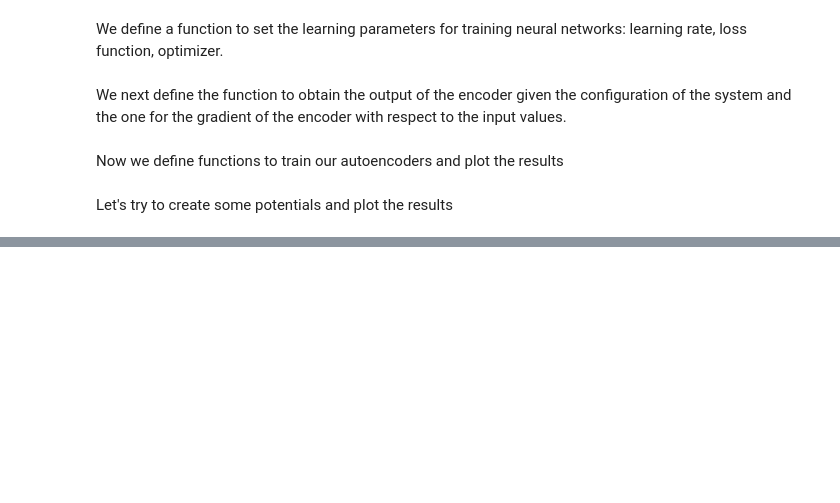
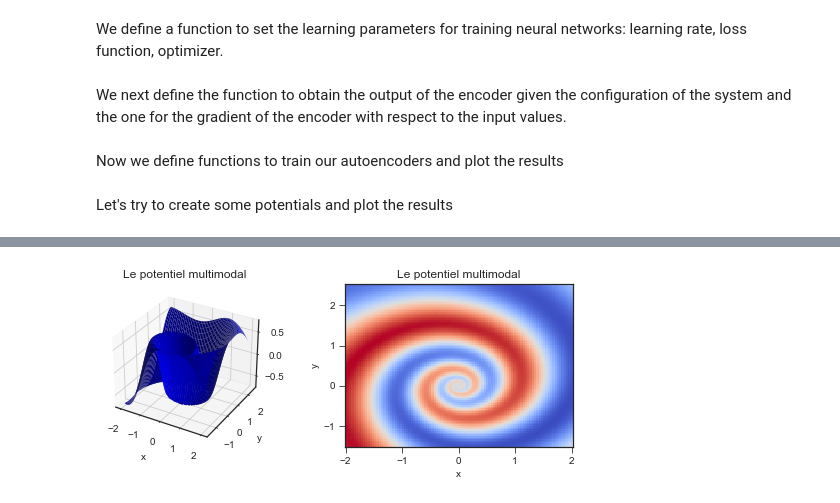
Before and after one commit to InesVATI/Autoencoder-TDLOG, a Jupyter notebook: MOPSI2D.ipynb, the cells around one changed output, grey strips where cells are left out. Saved outputs shown, nothing was run; the diff lists cells and outputs as text; code cells hidden in the pictures; blank space fills up the shorter version.

```diff
--- a/MOPSI2D.ipynb
+++ b/MOPSI2D.ipynb
@@ -788,0 +841,34 @@ ax1.plot(range(len(trajectory[:,0])), trajectory[:,0], label='x coodinate along
+# %%
+
+A=1
+rs= 1e-2
+hs=2
+i= math.pi/15
+Potential =Subvaraitiespotential(A, rs, hs, i, beta)
+fig_pot=create_plots(Potential)
+fig_pot.show()
+# %%
+grid = np.linspace(-2,2,100)
+
+X=np.outer(grid, np.ones(100))
+Y=np.outer(grid + 0.5, np.ones(100)).T
+Potential_map=np.zeros([100, 100])
+for i in range(100):
+    for j in range(100):
+            Potential_map[i,j]=Potential.V(np.array([grid[i],grid[j]+0.5]))
+
+fig= plt.figure(figsize=(9,3))
+ax0 = fig.add_subplot(1,2,1, projection='3d')
+ax1 = fig.add_subplot(1,2,2)
+# Plot the surface
+ax0.plot_surface(X, Y, Potential_map, color='b')
+ax1.pcolormesh(X, Y, Potential_map, cmap='coolwarm_r',shading='auto')
+ax0.set_title('Le potentiel multimodal')
+ax0.set_xlabel('x')
+ax0.set_ylabel('y')
+ax1.set_title('Le potentiel multimodal')
+ax1.set_xlabel('x')
+ax1.set_ylabel('y')
+plt.show()
+# %% [output]
+[figure, added]
```
Also changed, not shown: parts of 9 cells of this notebook, 8 other files.
